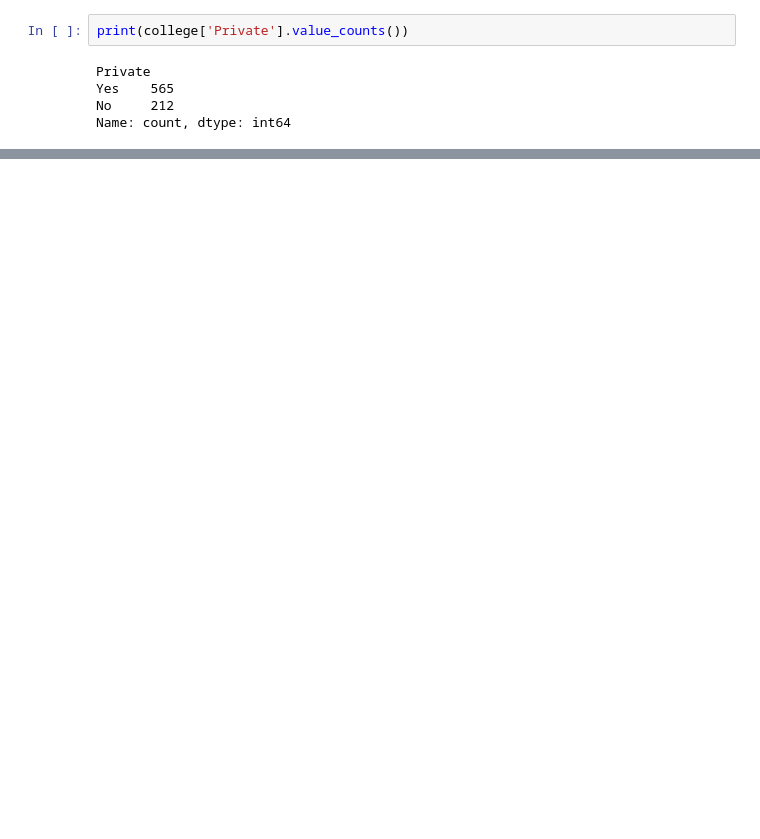
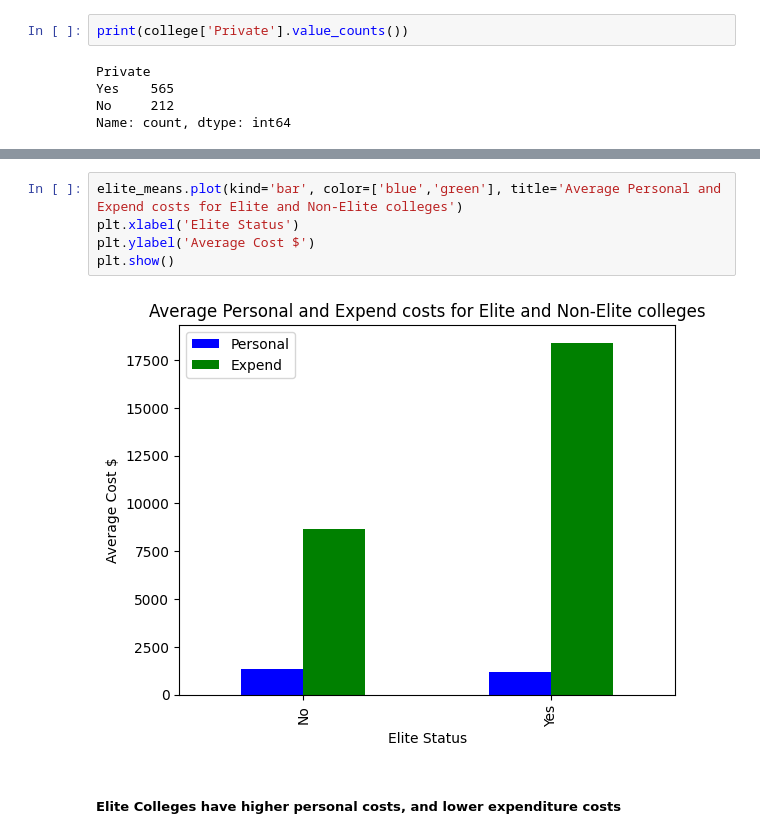
Before and after one commit to Said9633/Python-Programming-Said-Nakhleh, a Jupyter notebook: Labs/Databehanding/Laboration_Databehandling.ipynb, the cells around one changed output, grey strips where cells are left out. Cells and saved outputs as stored; diff of their text form; blank space fills up the shorter version.

```diff
--- a/Labs/Databehanding/Laboration_Databehandling.ipynb
+++ b/Labs/Databehanding/Laboration_Databehandling.ipynb
@@ -166,0 +163,9 @@ plt.show()
+# %%
+elite_means.plot(kind='bar', color=['blue','green'], title='Average Personal and Expend costs for Elite and Non-Elite colleges')
+plt.xlabel('Elite Status')
+plt.ylabel('Average Cost $')
+plt.show()
+# %% [output]
+[figure, added]
+# %% [markdown]
+##### Elite Colleges have higher personal costs, and lower expenditure costs
```
Also changed, not shown: parts of 12 cells of this notebook.
